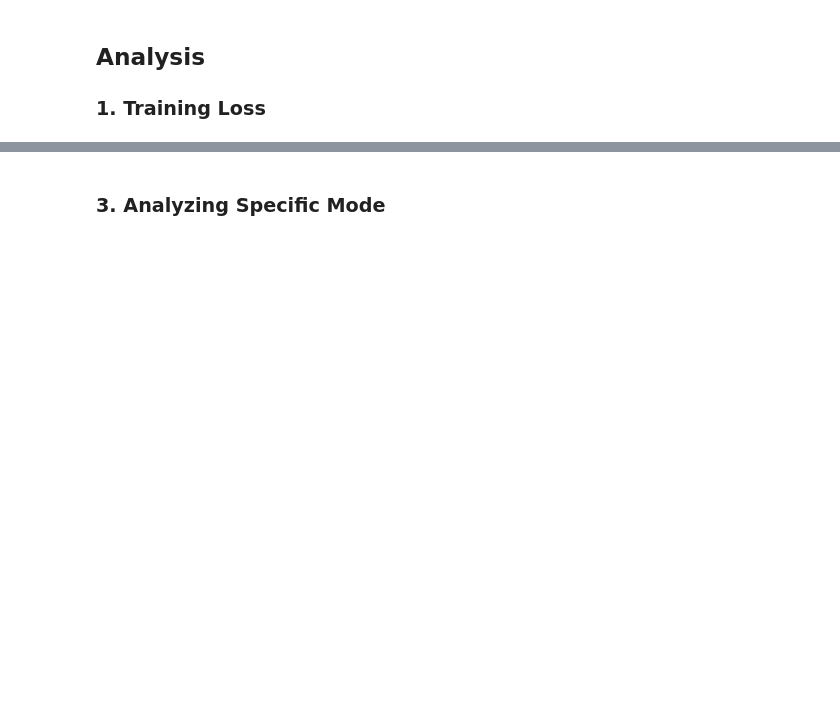
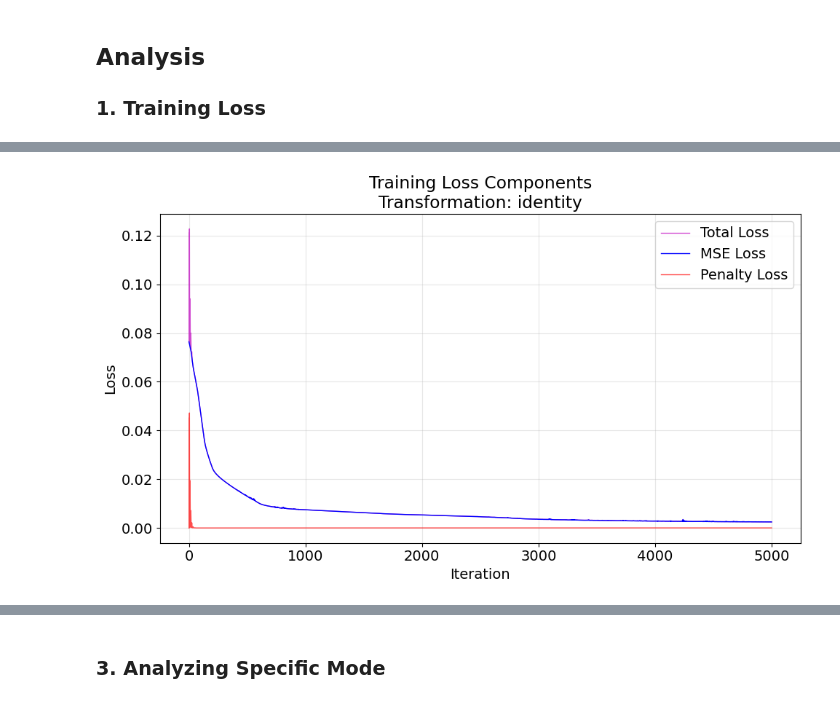
Before and after one commit to lukass16/LGW-Lab-NLSE, a Jupyter notebook: NLSE in PyTorch/analyze_xpm_unitary.ipynb, the cells around one changed output, grey strips where cells are left out. Drawn from its saved outputs; the diff is of its cells as text; code cells hidden in the pictures; blank space fills up the shorter version.

```diff
--- a/NLSE in PyTorch/analyze_xpm_unitary.ipynb
+++ b/NLSE in PyTorch/analyze_xpm_unitary.ipynb
@@ -319,0 +222,21 @@ if 'best_loss' in losses:
+# %%
+# Plot the training loss
+plt.figure(figsize=(10, 6))
+plt.plot(losses["losses"], color="m", label="Total Loss", linewidth=1, alpha=0.7)
+plt.plot(losses["losses_mse"], color="b", label="MSE Loss", linewidth=1)
+plt.plot(losses["losses_pen"], color="r", label="Penalty Loss", linewidth=1, alpha=0.7)
+plt.xlabel("Iteration")
+plt.ylabel("Loss")
+plt.title(f"Training Loss Components\nTransformation: {transformation_name}")
+plt.legend()
+plt.grid(True, alpha=0.3)
+plt.tight_layout()
+plt.show()
+
+print(f"Final Loss: {losses['final_loss']:.6f}")
+print(f"Final MSE Loss: {losses['final_loss_mse']:.6f}")
+print(f"Final Penalty Loss: {losses['final_loss_pen']:.6e}")
+if 'best_loss' in losses:
+    print(f"Best Loss: {losses['best_loss']:.6f} (iteration {losses.get('best_iteration', 'N/A')})")
+# %% [output]
+[figure, added]
```
Also changed, not shown: parts of 32 cells of this notebook, 3 other files.
